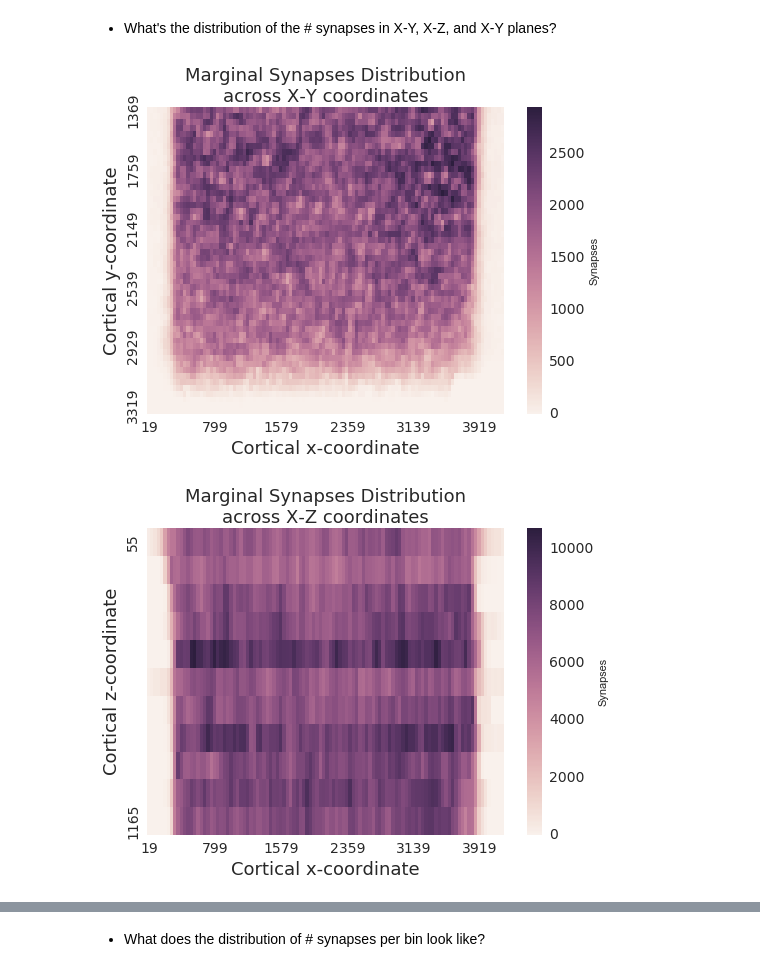
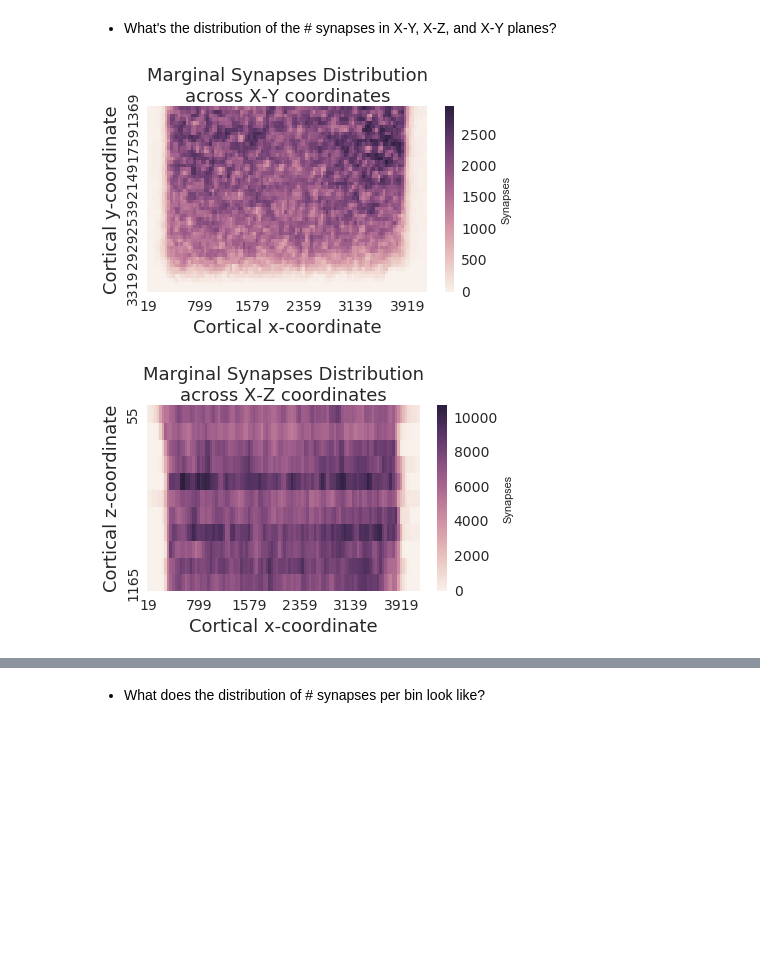
Before and after one commit to Upward-Spiral-Science/chengchang, a Jupyter notebook: Assignment 3.ipynb, the cells around one changed output, grey strips where cells are left out. Drawn from its saved outputs; the diff is of its cells as text; code cells hidden in the pictures; blank space fills up the shorter version.

```diff
--- a/Assignment 3.ipynb
+++ b/Assignment 3.ipynb
@@ -170,32 +173,35 @@ plt.xlabel('Cortical x-coordinate', fontsize = fs)
 plt.ylabel('Cortical y-coordinate', fontsize = fs)
 plt.tick_params(axis='both', which='major', labelsize=lfs)
 cax = plt.gcf().axes[-1]
 cax.tick_params(labelsize=lfs)
 plt.title('Marginal Synapses Distribution\nacross X-Y coordinates',fontsize = fs);
+plt.tight_layout()
 plt.savefig('./figs/AndrewFigs/heatXY.png', format='png', dpi=300)
 plt.show()
 
 plt.figure()
 sns.heatmap(sumXZ, xticklabels=20, yticklabels=10, cbar_kws={'label': 'Synapses'});
 plt.xlabel('Cortical x-coordinate', fontsize = fs)
 plt.ylabel('Cortical z-coordinate', fontsize = fs)
 plt.tick_params(axis='both', which='major', labelsize=lfs)
 cax = plt.gcf().axes[-1]
 cax.tick_params(labelsize=lfs)
 plt.title('Marginal Synapses Distribution\nacross X-Z coordinates',fontsize = fs);
+plt.tight_layout()
 plt.savefig('./figs/AndrewFigs/heatXZ.png', format='png', dpi=300)
 plt.show()
 
 plt.figure()
 sns.heatmap(sumYZ, xticklabels=20, yticklabels=10, cbar_kws={'label': 'Synapses'});
 plt.xlabel('Cortical y-coordinate', fontsize = fs)
 plt.ylabel('Cortical z-coordinate', fontsize = fs)
 plt.tick_params(axis='both', which='major', labelsize=lfs)
 cax = plt.gcf().axes[-1]
 cax.tick_params(labelsize=lfs)
 plt.title('Marginal Synapses Distribution\nacross Y-Z coordinates',fontsize = fs);
+plt.tight_layout()
 plt.savefig('./figs/AndrewFigs/heatYZ.png', format='png', dpi=300)
 plt.show()
 # %% [output]
-[figure, old version]
+[figure, new version]
-[figure, old version]
+[figure, new version]
```
Also changed, not shown: parts of 5 cells of this notebook, 22 other files.
